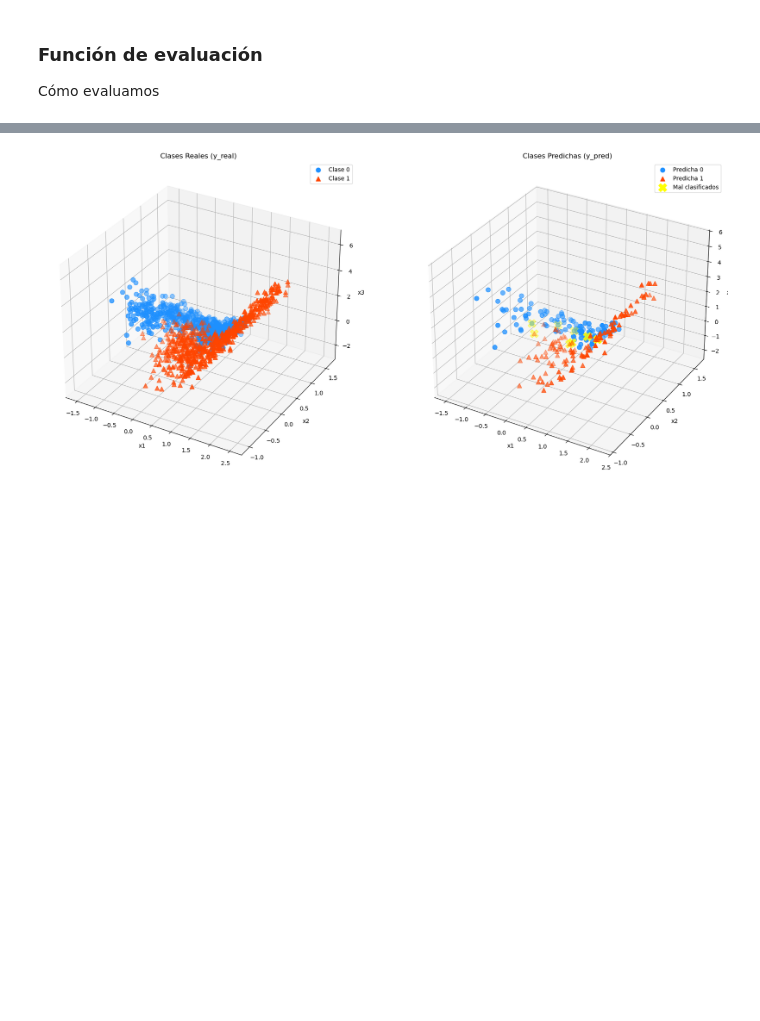
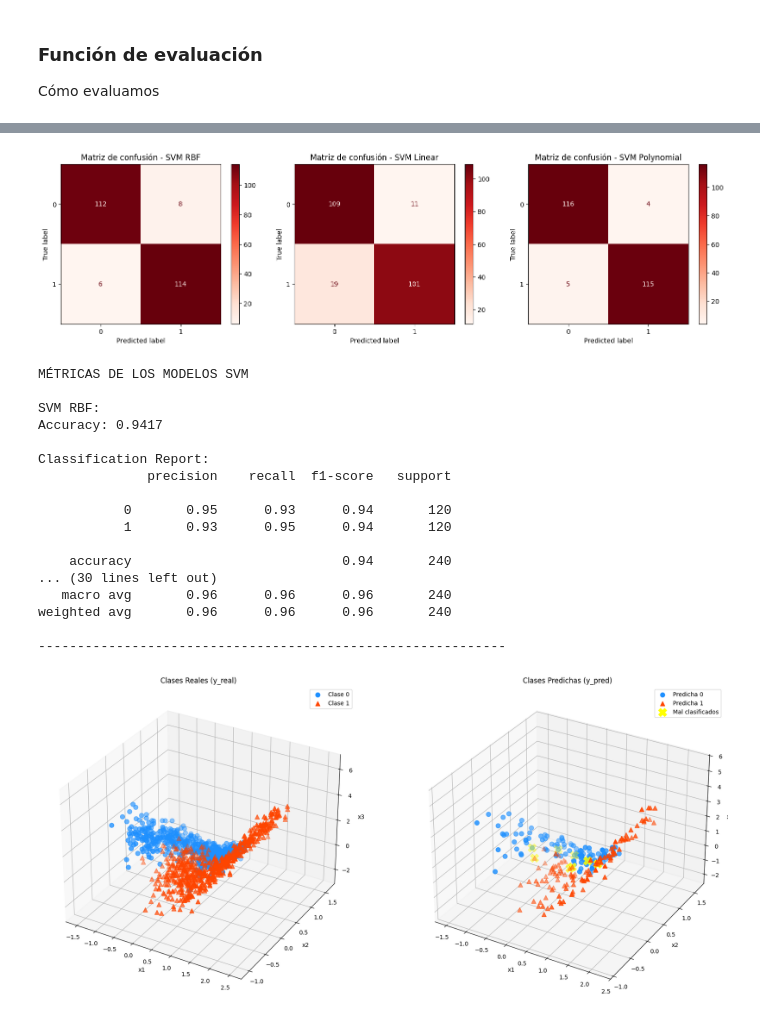
Before and after one commit to pablop11/CE_IABD, a Jupyter notebook: SAA/UNIDAD3/SVM_alumnos/enunciado_svm_alumnos.ipynb, the cells around one changed output, grey strips where cells are left out. Saved outputs shown, nothing was run; the diff lists cells and outputs as text; code cells hidden in the pictures; blank space fills up the shorter version.

```diff
--- a/SAA/UNIDAD3/SVM_alumnos/enunciado_svm_alumnos.ipynb
+++ b/SAA/UNIDAD3/SVM_alumnos/enunciado_svm_alumnos.ipynb
@@ -139,0 +145,3 @@ Entrenamos los modelos elegidos con parámetros iniciales razonables
+# %%
+svm_rbf = SVC(kernel="rbf", C=0.1, gamma=1.0, random_state=42)
+svm_rbf.fit(X_train_scaled, y_train)
@@ -168,17 +175,0 @@ y_pred = svm_poly.predict(X_test_scaled)
-# %%
-import matplotlib.pyplot as plt
-from sklearn.metrics import confusion_matrix, ConfusionMatrixDisplay, accuracy_score, classification_report
-
-# Creamos y pintamos la matriz de confusion
-cm = confusion_matrix(y_test, y_pred)
-
-disp = ConfusionMatrixDisplay(
-    confusion_matrix=cm,
-)
-disp.plot(cmap="Reds")
-plt.title("Matriz de confusión")
-plt.show()
-
-# Porcentaje de predicciones que hace bien
-print("Accuracy: ", accuracy_score(y_test, y_pred))
-print(classification_report(y_test, y_pred))
@@ -197,6 +179,66 @@ weighted avg       0.96      0.96      0.96       240
 y_pred_df = X_test.copy()
 y_pred_df['y_pred'] = y_pred
 y_pred_df['y_real'] = y_test.values
+# %%
+import matplotlib.pyplot as plt
+from sklearn.metrics import confusion_matrix, ConfusionMatrixDisplay, accuracy_score, classification_report
+
+# Asumiendo que ya tienes entrenados los tres modelos:
+# svm_rbf, svm_linear, svm_poly
+
+# Hacer predicciones con cada modelo
+y_pred_rbf = svm_rbf.predict(X_test_scaled)
+y_pred_linear = svm_lineal.predict(X_test_scaled)
+y_pred_poly = svm_poly.predict(X_test_scaled)
+
+# Crear figura con 3 subplots
+fig, axes = plt.subplots(1, 3, figsize=(15, 4))
+
+# Lista de predicciones y títulos
+modelos = [
+    (y_pred_rbf, "SVM RBF"),
+    (y_pred_linear, "SVM Linear"),
+    (y_pred_poly, "SVM Polynomial")
+]
+
+# Crear matriz de confusión para cada modelo
+for idx, (y_pred, titulo) in enumerate(modelos):
+    cm = confusion_matrix(y_test, y_pred)
+    disp = ConfusionMatrixDisplay(confusion_matrix=cm)
+    disp.plot(cmap="Reds", ax=axes[idx])
+    axes[idx].set_title(f"Matriz de confusión - {titulo}")
+
+plt.tight_layout()
+plt.show()
+
+# Imprimir métricas para cada modelo
+print("MÉTRICAS DE LOS MODELOS SVM")
+
+for y_pred, titulo in modelos:
+    print(f"\n{titulo}:")
+    print(f"Accuracy: {accuracy_score(y_test, y_pred):.4f}")
+    print("\nClassification Report:")
+    print(classification_report(y_test, y_pred))
+    print("-"*60)
+# %% [output]
+[figure, added]
+MÉTRICAS DE LOS MODELOS SVM
+
+SVM RBF:
+Accuracy: 0.9417
+
+Classification Report:
+              precision    recall  f1-score   support
+
+           0       0.95      0.93      0.94       120
+           1       0.93      0.95      0.94       120
+
+    accuracy                           0.94       240
+... (30 lines left out)
+   macro avg       0.96      0.96      0.96       240
+weighted avg       0.96      0.96      0.96       240
+
+------------------------------------------------------------
 # %%
 import matplotlib.pyplot as plt
 from mpl_toolkits.mplot3d import Axes3D  # aunque no siempre es necesario importarlo explícitamente
```
Also changed, not shown: parts of 5 cells of this notebook.
